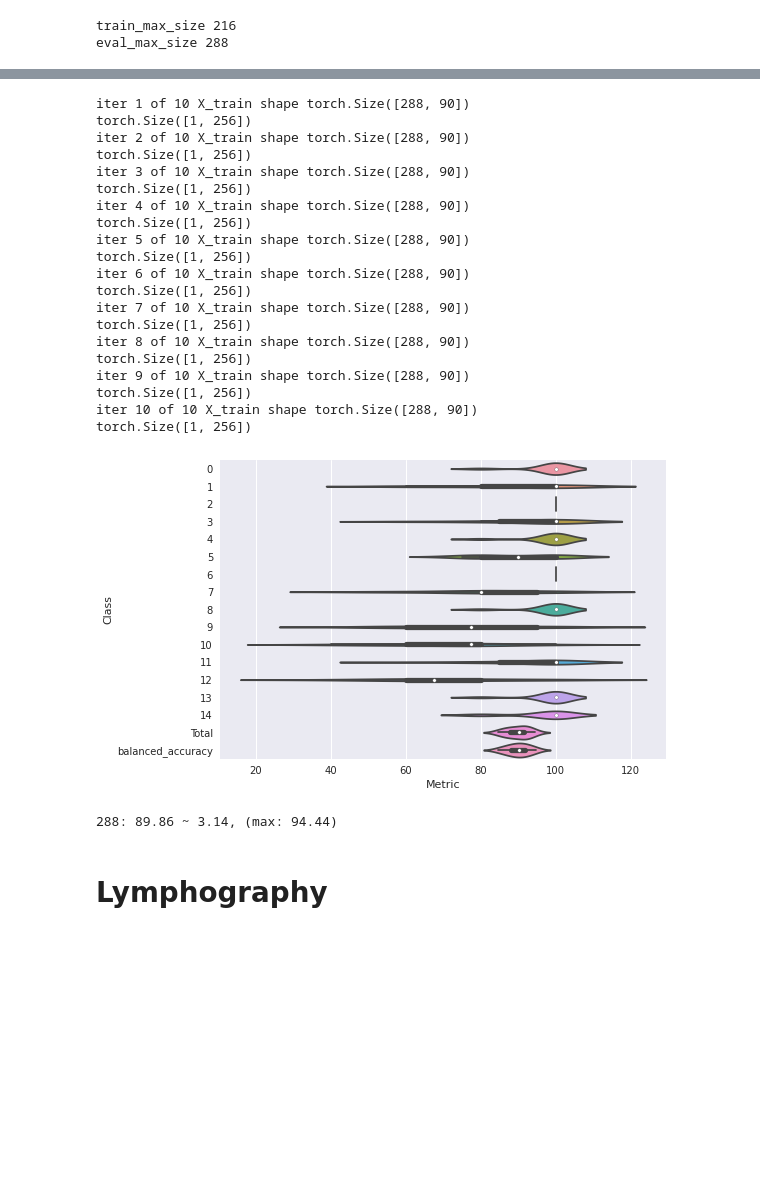
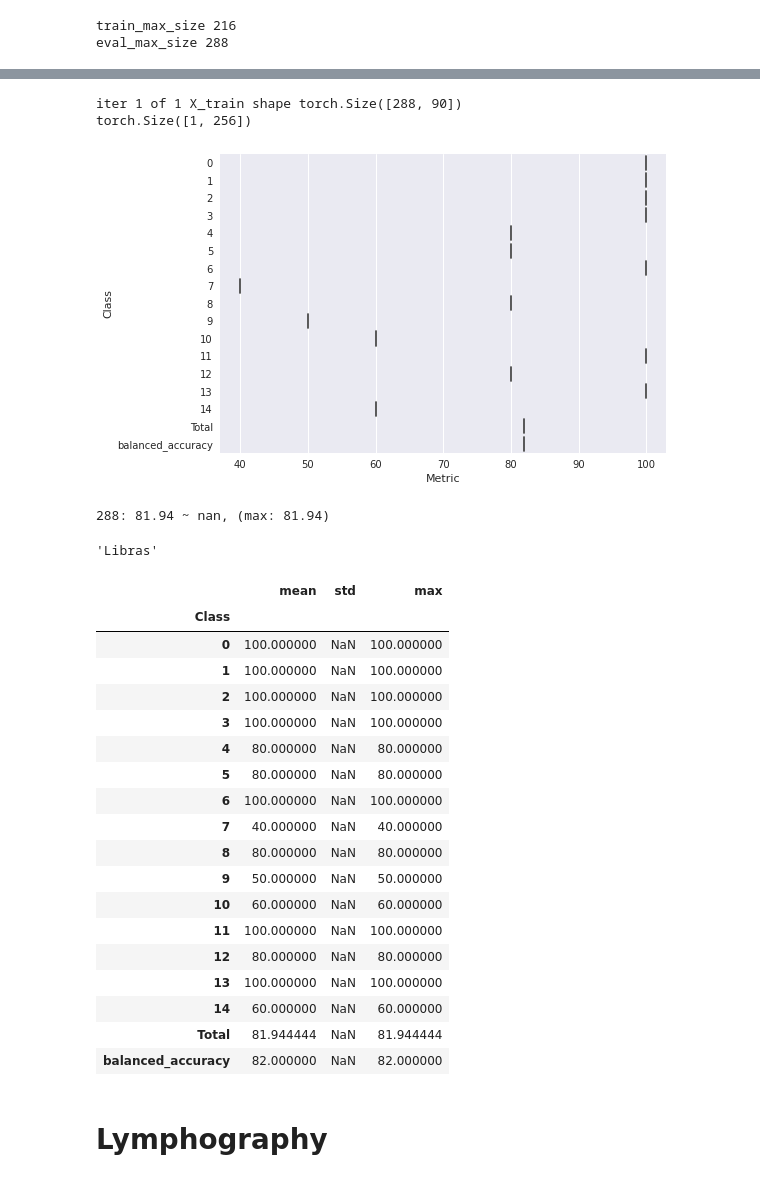
Before and after one commit to wwydmanski/hypernet-cnn, a Jupyter notebook: Benchmarks/UCI-HyperTab-with-valid.ipynb, the cells around one changed output, grey strips where cells are left out. Drawn from its saved outputs; the diff is of its cells as text; code cells hidden in the pictures; blank space fills up the shorter version.

```diff
--- a/Benchmarks/UCI-HyperTab-with-valid.ipynb
+++ b/Benchmarks/UCI-HyperTab-with-valid.ipynb
@@ -466,39 +441,21 @@ Libras_network_hp_fn_{'epochs': 150, 'masks_no': 200, 'mask_size': 10, 'target_s
 # %%
 epochs = hp_best_params['epochs']
 masks_no = hp_best_params['masks_no']
 mask_size = hp_best_params['mask_size']
 target_size = hp_best_params['target_size']
 
 hyper_results = test_model(network_hp_fn(epochs, masks_no, mask_size, target_size),
-                    (X, y),
+                    ((X_train, X_test), (y_train, y_test)),
                     eval_max_size,
-                    None, 10)
+                    None, 1)
 # %% [output]
-iter 1 of 10 X_train shape torch.Size([288, 90])
+iter 1 of 1 X_train shape torch.Size([288, 90])
 torch.Size([1, 256])
-iter 2 of 10 X_train shape torch.Size([288, 90])
-torch.Size([1, 256])
-iter 3 of 10 X_train shape torch.Size([288, 90])
-torch.Size([1, 256])
-iter 4 of 10 X_train shape torch.Size([288, 90])
-torch.Size([1, 256])
-iter 5 of 10 X_train shape torch.Size([288, 90])
-torch.Size([1, 256])
-iter 6 of 10 X_train shape torch.Size([288, 90])
-torch.Size([1, 256])
-iter 7 of 10 X_train shape torch.Size([288, 90])
-torch.Size([1, 256])
-iter 8 of 10 X_train shape torch.Size([288, 90])
-torch.Size([1, 256])
-iter 9 of 10 X_train shape torch.Size([288, 90])
-torch.Size([1, 256])
-iter 10 of 10 X_train shape torch.Size([288, 90])
-torch.Size([1, 256])
-[figure, old version]
+[figure, new version]
 # %%
 res = hyper_results[hyper_results["Class"]=="Total"].reset_index(drop=True)["Metric"]
 print(f"{eval_max_size}: {res.mean():.2f} ~ {res.std():.2f}, (max: {res.max():.2f})")
 # %% [output]
-288: 89.86 ~ 3.14, (max: 94.44)
+288: 81.94 ~ nan, (max: 81.94)
 # %%
 d[DATA] = hyper_results.groupby("Class")['Metric'].agg(['mean', 'std', 'max'])
@@ -505,2 +464,28 @@ d[DATA] = hyper_results.groupby("Class")['Metric'].agg(['mean', 'std', 'max'])
+# %%
+DATA
+# %% [output]
+'Libras'
+# %%
+d[DATA]
+# %% [output]
+|  | mean | std | max |
+| Class |  |  |  |
+| 0 | 100.000000 | NaN | 100.000000 |
+| 1 | 100.000000 | NaN | 100.000000 |
+| 2 | 100.000000 | NaN | 100.000000 |
+| 3 | 100.000000 | NaN | 100.000000 |
+| 4 | 80.000000 | NaN | 80.000000 |
+| 5 | 80.000000 | NaN | 80.000000 |
+| 6 | 100.000000 | NaN | 100.000000 |
+| 7 | 40.000000 | NaN | 40.000000 |
+| 8 | 80.000000 | NaN | 80.000000 |
+| 9 | 50.000000 | NaN | 50.000000 |
+| 10 | 60.000000 | NaN | 60.000000 |
+| 11 | 100.000000 | NaN | 100.000000 |
+| 12 | 80.000000 | NaN | 80.000000 |
+| 13 | 100.000000 | NaN | 100.000000 |
+| 14 | 60.000000 | NaN | 60.000000 |
+| Total | 81.944444 | NaN | 81.944444 |
+| balanced_accuracy | 82.000000 | NaN | 82.000000 |
 # %% [markdown]
 # Lymphography
```
Also changed, not shown: parts of 40 cells of this notebook.
